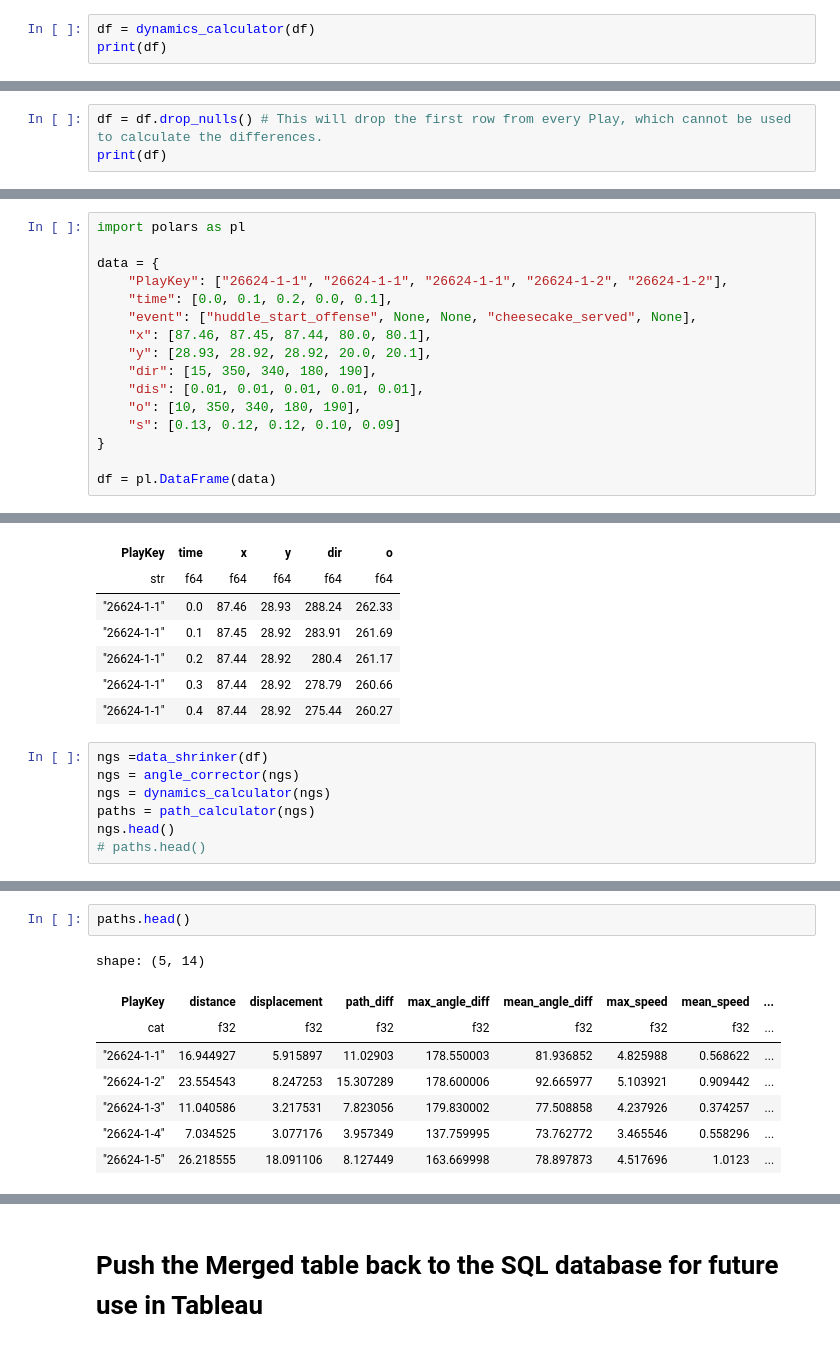
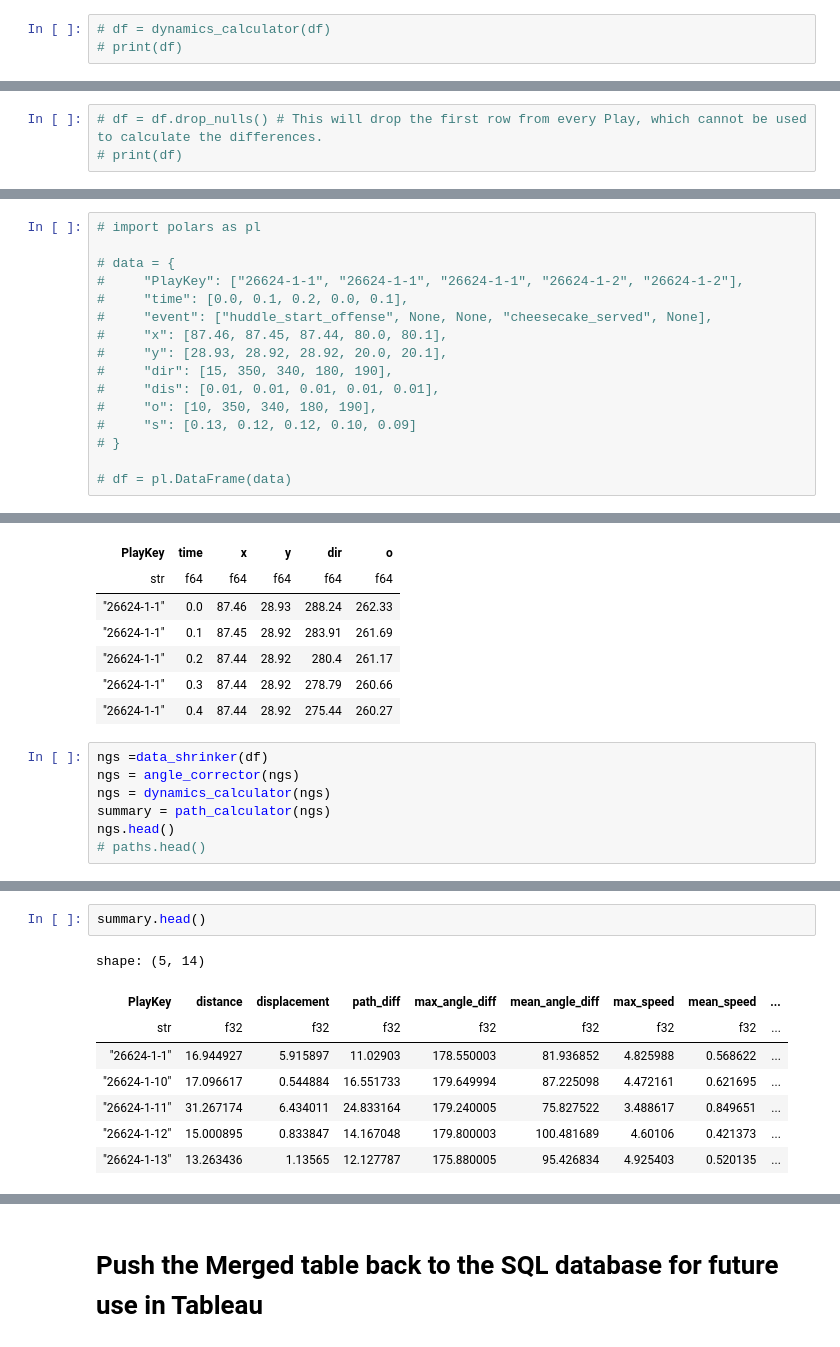
Before and after one commit to FreshOats/NFL_Data_Science, a Jupyter notebook: ETL/ETL.ipynb, the cells around one changed output, grey strips where cells are left out. Cells and saved outputs as stored; diff of their text form.

Commit message:
Added new functions and queries. All database features are implemented via python functions. Functions automate the cleaning and transformation for the summary files

```diff
--- a/ETL/ETL.ipynb
+++ b/ETL/ETL.ipynb
@@ -899,5 +897,5 @@ def dynamics_calculator(df):
 
     return df
 # %%
-df = dynamics_calculator(df)
-print(df)
+# df = dynamics_calculator(df)
+# print(df)
@@ -939,8 +926,8 @@ def angle_corrector(df):
 
     return df
 # %%
-df = df.drop_nulls() # This will drop the first row from every Play, which cannot be used to calculate the differences.
-print(df)
+# df = df.drop_nulls() # This will drop the first row from every Play, which cannot be used to calculate the differences.
+# print(df)
 # %% [output]
 shape: (3, 14)
 ┌───────────┬──────┬───────┬───────┬───┬──────┬───────────┬─────────┬────────────┐
@@ -972,18 +959,18 @@ df.columns
 # %% [markdown]
 Now to combine all of these steps into a series of smaller functions:
 # %%
-import polars as pl
+# import polars as pl
 
-data = {
-    "PlayKey": ["26624-1-1", "26624-1-1", "26624-1-1", "26624-1-2", "26624-1-2"],
-    "time": [0.0, 0.1, 0.2, 0.0, 0.1],
-    "event": ["huddle_start_offense", None, None, "cheesecake_served", None],
-    "x": [87.46, 87.45, 87.44, 80.0, 80.1],
-    "y": [28.93, 28.92, 28.92, 20.0, 20.1],
-    "dir": [15, 350, 340, 180, 190],
-    "dis": [0.01, 0.01, 0.01, 0.01, 0.01],
-    "o": [10, 350, 340, 180, 190],
-    "s": [0.13, 0.12, 0.12, 0.10, 0.09]
-}
+# data = {
+#     "PlayKey": ["26624-1-1", "26624-1-1", "26624-1-1", "26624-1-2", "26624-1-2"],
+#     "time": [0.0, 0.1, 0.2, 0.0, 0.1],
+#     "event": ["huddle_start_offense", None, None, "cheesecake_served", None],
+#     "x": [87.46, 87.45, 87.44, 80.0, 80.1],
+#     "y": [28.93, 28.92, 28.92, 20.0, 20.1],
+#     "dir": [15, 350, 340, 180, 190],
+#     "dis": [0.01, 0.01, 0.01, 0.01, 0.01],
+#     "o": [10, 350, 340, 180, 190],
+#     "s": [0.13, 0.12, 0.12, 0.10, 0.09]
+# }
 
-df = pl.DataFrame(data)
+# df = pl.DataFrame(data)
@@ -1092,7 +1061,7 @@ shape: (5, 6)
 ngs =data_shrinker(df)
 ngs = angle_corrector(ngs)
 ngs = dynamics_calculator(ngs)
-paths = path_calculator(ngs)
+summary = path_calculator(ngs)
 ngs.head()
 # paths.head()
 # %% [output]
@@ -1108,13 +1077,13 @@ shape: (5, 15)
 | "26624-1-1" | 0.4 | 87.440002 | 28.92 | -84.559998 | -99.730011 | 15.17 | 0.0 | 0.0 | 0.0 | 0.0 | ... |
 | "26624-1-1" | 0.5 | 87.449997 | 28.92 | -89.940002 | -99.920013 | 9.98 | 0.009995 | 0.099945 | 90.0 | 0.099945 | ... |
 # %%
-paths.head()
+summary.head()
 # %% [output]
 shape: (5, 14)
 | PlayKey | distance | displacement | path_diff | max_angle_diff | mean_angle_diff | max_speed | mean_speed | ... |
-| cat | f32 | f32 | f32 | f32 | f32 | f32 | f32 | ... |
+| str | f32 | f32 | f32 | f32 | f32 | f32 | f32 | ... |
 | "26624-1-1" | 16.944927 | 5.915897 | 11.02903 | 178.550003 | 81.936852 | 4.825988 | 0.568622 | ... |
-| "26624-1-2" | 23.554543 | 8.247253 | 15.307289 | 178.600006 | 92.665977 | 5.103921 | 0.909442 | ... |
-| "26624-1-3" | 11.040586 | 3.217531 | 7.823056 | 179.830002 | 77.508858 | 4.237926 | 0.374257 | ... |
-| "26624-1-4" | 7.034525 | 3.077176 | 3.957349 | 137.759995 | 73.762772 | 3.465546 | 0.558296 | ... |
-| "26624-1-5" | 26.218555 | 18.091106 | 8.127449 | 163.669998 | 78.897873 | 4.517696 | 1.0123 | ... |
+| "26624-1-10" | 17.096617 | 0.544884 | 16.551733 | 179.649994 | 87.225098 | 4.472161 | 0.621695 | ... |
+| "26624-1-11" | 31.267174 | 6.434011 | 24.833164 | 179.240005 | 75.827522 | 3.488617 | 0.849651 | ... |
+| "26624-1-12" | 15.000895 | 0.833847 | 14.167048 | 179.800003 | 100.481689 | 4.60106 | 0.421373 | ... |
+| "26624-1-13" | 13.263436 | 1.13565 | 12.127787 | 175.880005 | 95.426834 | 4.925403 | 0.520135 | ... |
```
Also changed, not shown: parts of 26 cells of this notebook, 9 other files.
